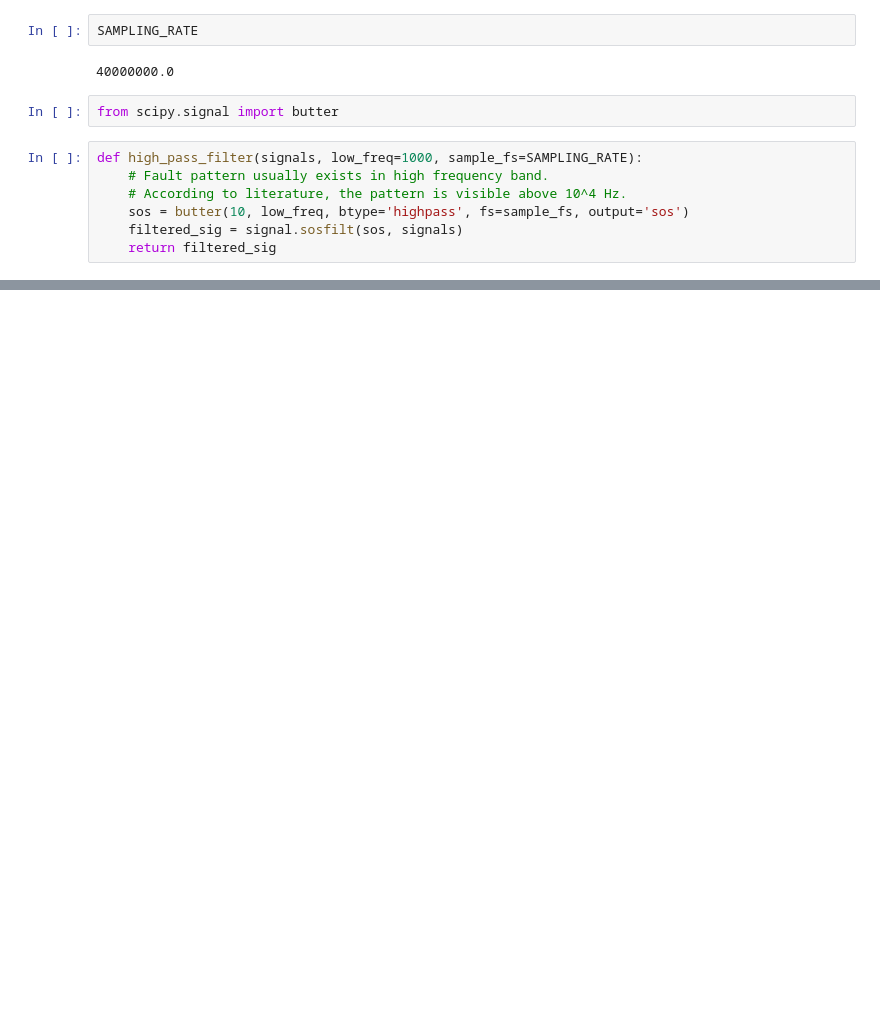
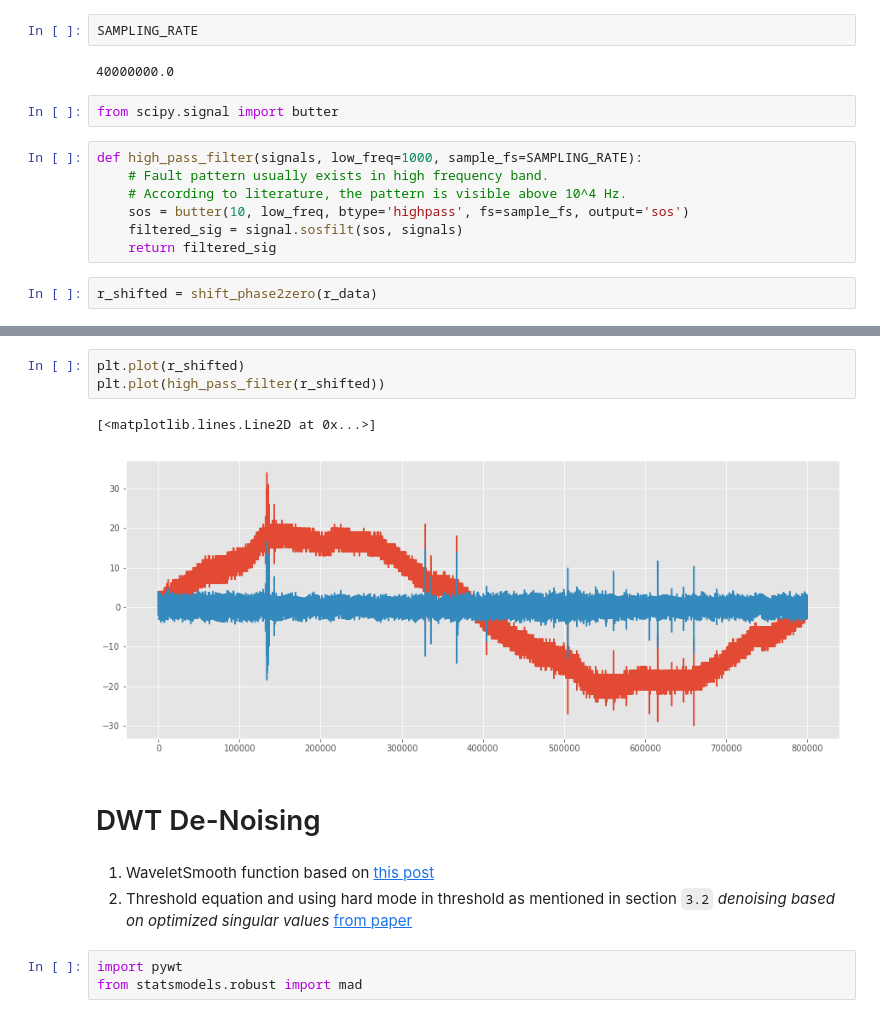
Before and after one commit to gokul-krishna/VSBPowerLineFaultDetection, a Jupyter notebook: FeatureExtraction.ipynb, the cells around one changed output, grey strips where cells are left out. Drawn from its saved outputs; the diff is of its cells as text; blank space fills up the shorter version.

Commit message:
added DWT based denoising

```diff
--- a/FeatureExtraction.ipynb
+++ b/FeatureExtraction.ipynb
@@ -553,6 +553,8 @@ def high_pass_filter(signals, low_freq=1000, sample_fs=SAMPLING_RATE):
     sos = butter(10, low_freq, btype='highpass', fs=sample_fs, output='sos')
     filtered_sig = signal.sosfilt(sos, signals)
     return filtered_sig
+# %%
+r_shifted = shift_phase2zero(r_data)
 # %%
 plt.plot(r_data)
 plt.plot(high_pass_filter(r_data.values))
@@ -561,0 +564,15 @@ plt.plot(high_pass_filter(r_data.values))
+# %%
+plt.plot(r_shifted)
+plt.plot(high_pass_filter(r_shifted))
+# %% [output]
+[<matplotlib.lines.Line2D at 0x...>]
+[figure, added]
+# %% [markdown]
+# DWT De-Noising
+# %% [markdown]
+1. WaveletSmooth function based on [this post](http://connor-johnson.com/2016/01/24/using-pywavelets-to-remove-high-frequency-noise/)
+2. Threshold equation and using hard mode in threshold as mentioned
+    in section `3.2` *denoising based on optimized singular values* [from paper](http://dspace.vsb.cz/bitstream/handle/10084/133114/VAN431_FEI_P1807_1801V001_2018.pdf)
+# %%
+import pywt
+from statsmodels.robust import mad
```
Also changed, not shown: parts of 7 cells of this notebook.
